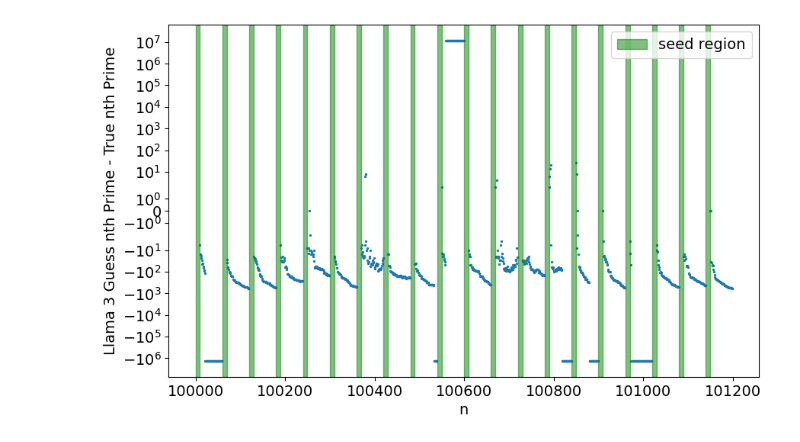
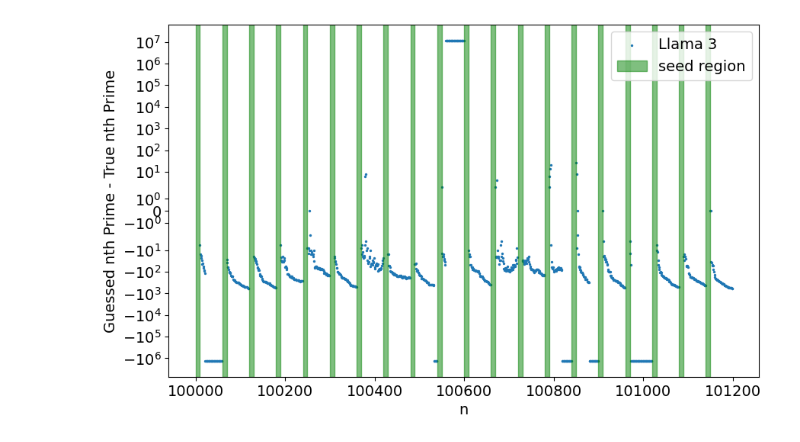
Before and after one commit to leehagaman/prime_guesser, a Jupyter notebook: prime_guess_testing_multi.ipynb, the cells around one changed output. Cells and saved outputs as stored; diff of their text form; code cells hidden in the pictures.

```diff
--- a/prime_guess_testing_multi.ipynb
+++ b/prime_guess_testing_multi.ipynb
@@ -68,33 +68,33 @@ for test_i in range(num_tests):
         plt.ylabel("nth Prime")
         plt.show()
 
         plt.figure()
         plt.plot(curr_llama_primes_n, curr_llama_primes - curr_real_primes)
         plt.xlabel('n')
         plt.ylabel("Llama 3 Guess nth Prime - True nth Prime")
         plt.yscale('symlog')
         plt.show()
 
 all_seed_primes_n = np.array(all_seed_primes_n)
 all_seed_primes = np.array(all_seed_primes)
 all_real_primes_n = np.array(all_real_primes_n)
 all_real_primes = np.array(all_real_primes)
 all_llama_primes_n = np.array(all_llama_primes_n)
 all_llama_primes = np.array(all_llama_primes)
 
 mpl.rcParams['font.size'] = 14
 
 plt.figure(figsize=(10, 6))
-plt.scatter(all_llama_primes_n, all_llama_primes - all_real_primes, s=2)
+plt.scatter(all_llama_primes_n, all_llama_primes - all_real_primes, s=2, label='Llama 3')
 plt.xlabel('n')
-plt.ylabel("Llama 3 Guess nth Prime - True nth Prime")
+plt.ylabel("Guessed nth Prime - True nth Prime")
 plt.yscale('symlog')
 for i in range(num_tests):
     if i == 0:
         plt.axvspan(testing_seed_start_ns[i], testing_seed_end_ns[i], color='g', alpha=0.5, label="seed region")
     else:
         plt.axvspan(testing_seed_start_ns[i], testing_seed_end_ns[i], color='g', alpha=0.5)
 plt.legend()
 plt.show()
 # %% [output]
-[figure, old version]
+[figure, new version]
```
Also changed, not shown: 2 other files.
